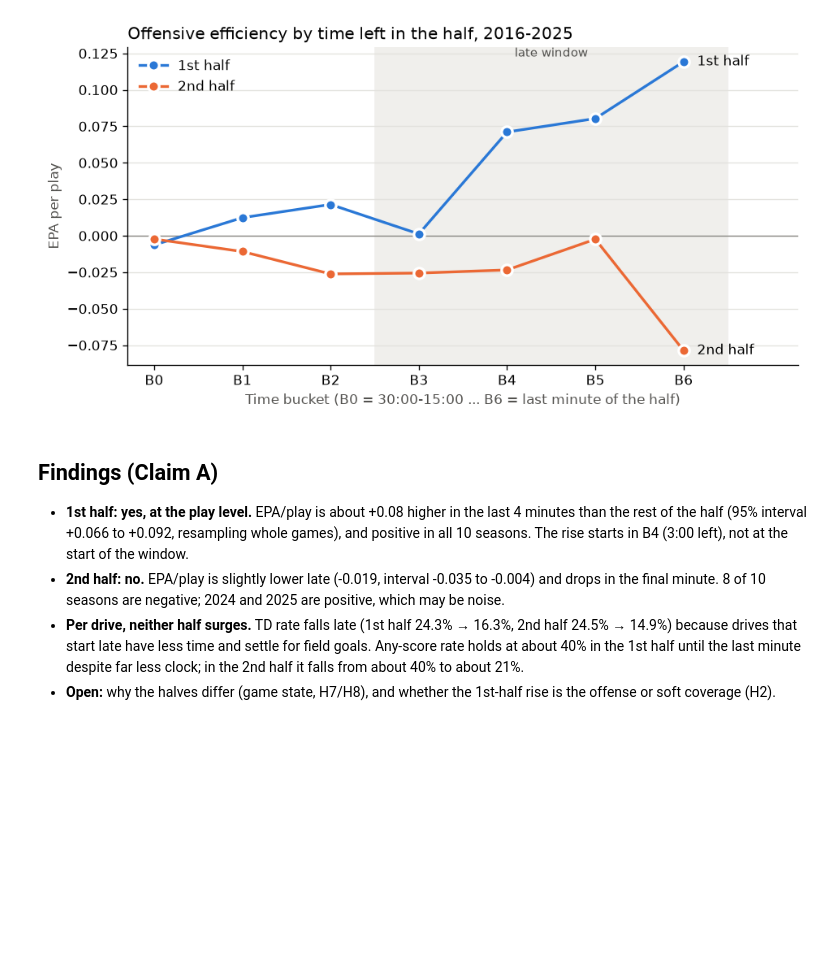
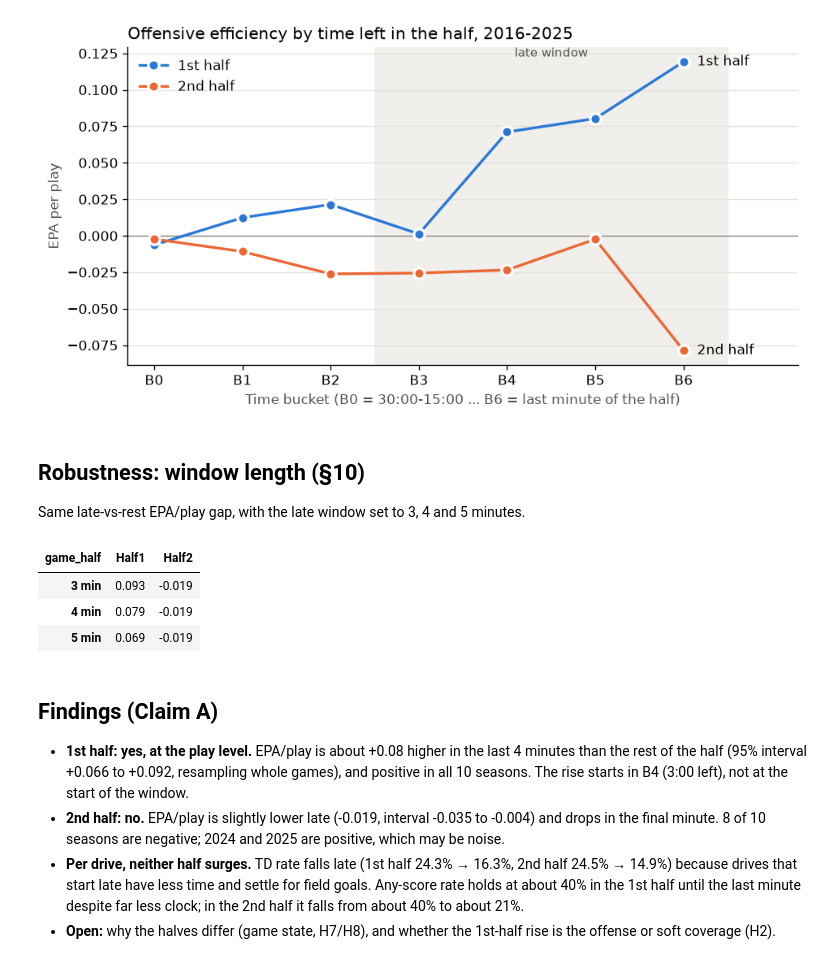
Before and after one commit to kovigestetner/Two-Minute-Warning, a Jupyter notebook: notebooks/02_time_buckets.ipynb, the cells around one changed output. Cells and saved outputs as stored; diff of their text form; code cells hidden in the pictures; blank space fills up the shorter version.

```diff
--- a/notebooks/02_time_buckets.ipynb
+++ b/notebooks/02_time_buckets.ipynb
@@ -160,6 +160,22 @@ WARNING: Cache entry deserialization failed, entry ignored
 [notice] To update, run: pip install --upgrade pip
 Note: you may need to restart the kernel to use updated packages.
 [figure]
+# %% [markdown]
+## Robustness: window length (§10)
+Same late-vs-rest EPA/play gap, with the late window set to 3, 4 and 5 minutes.
+# %%
+rows = {}
+for minutes in [3, 4, 5]:
+    late = plays["half_seconds_remaining"] <= minutes * 60
+    rows[f"{minutes} min"] = (plays[late].groupby("game_half")["epa"].mean()
+                              - plays[~late].groupby("game_half")["epa"].mean())
+
+pd.DataFrame(rows).T.round(3)
+# %% [output]
+| game_half | Half1 | Half2 |
+| 3 min | 0.093 | -0.019 |
+| 4 min | 0.079 | -0.019 |
+| 5 min | 0.069 | -0.019 |
 # %% [markdown]
 ## Findings (Claim A)
 
```
Also changed, not shown: 7 other files.
